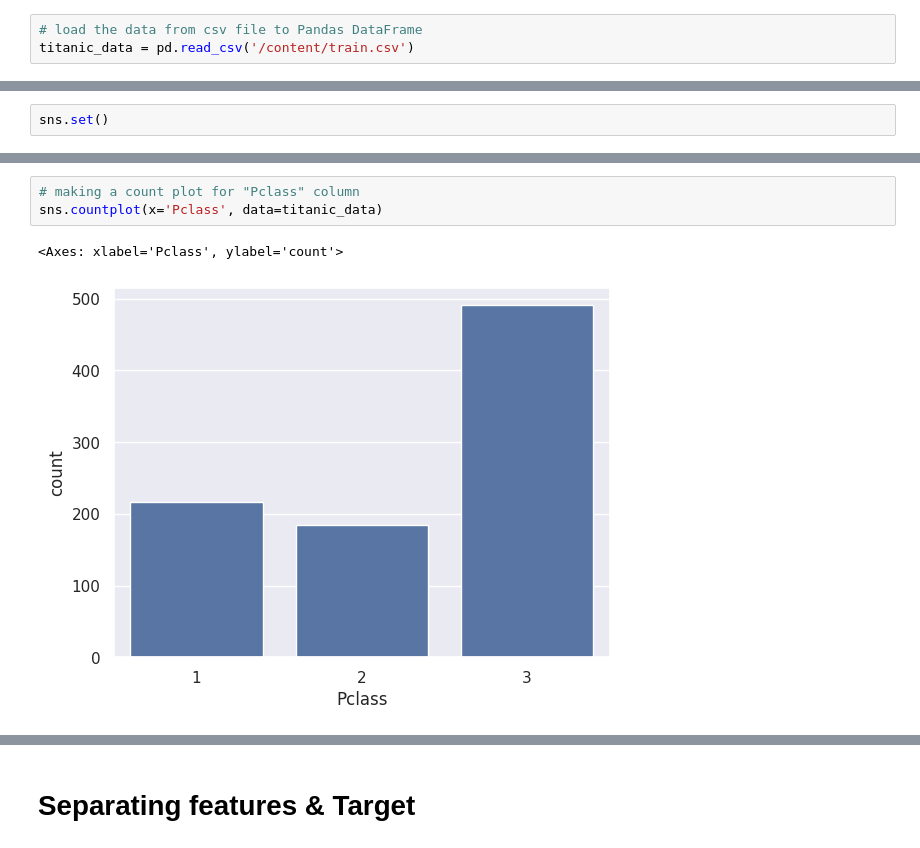
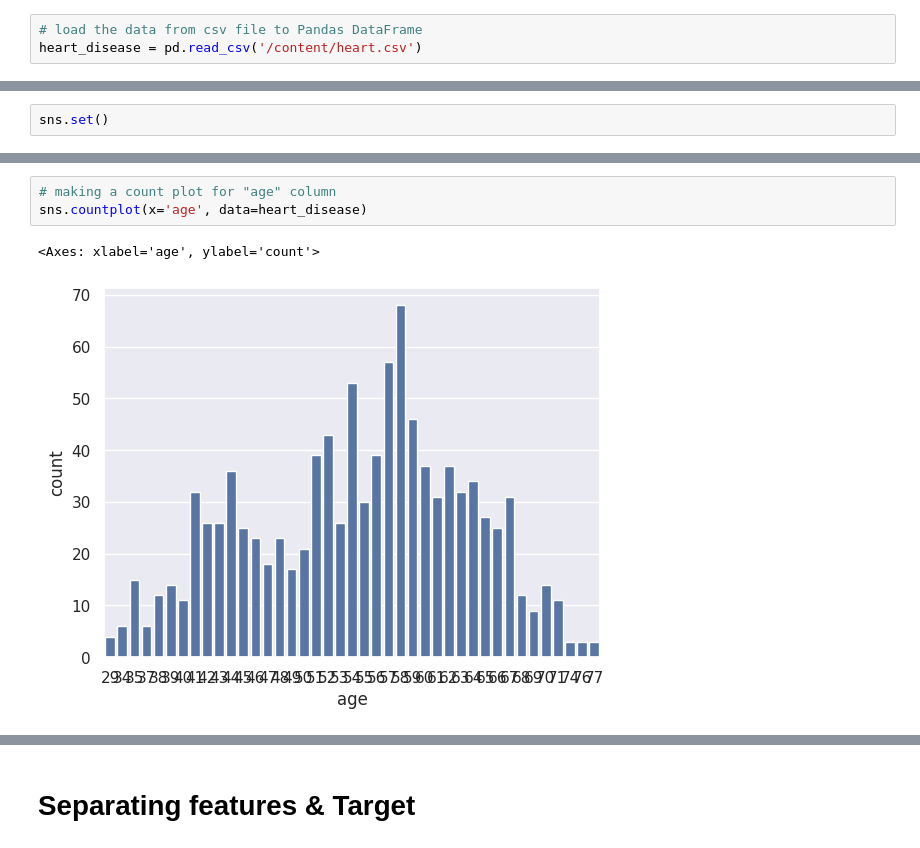
Before and after one commit to vidhya2324/Machine_learning, a Jupyter notebook: Heart_disease.ipynb, the cells around one changed output, grey strips where cells are left out. Saved outputs shown, nothing was run; the diff lists cells and outputs as text.

```diff
--- a/Heart_disease.ipynb
+++ b/Heart_disease.ipynb
@@ -12,6 +12,6 @@ from sklearn.metrics import accuracy_score
 # **Data Collection & Processing**
 # %%
 # load the data from csv file to Pandas DataFrame
-titanic_data = pd.read_csv('/content/train.csv')
+heart_disease = pd.read_csv('/content/heart.csv')
 # %%
 # printing the first 5 rows of the dataframe
@@ -190,7 +129,7 @@ sns.countplot(x='Sex', hue='Survived', data=titanic_data)
 # %%
-# making a count plot for "Pclass" column
-sns.countplot(x='Pclass', data=titanic_data)
+# making a count plot for "age" column
+sns.countplot(x='age', data=heart_disease)
 # %% [output]
-<Axes: xlabel='Pclass', ylabel='count'>
+<Axes: xlabel='age', ylabel='count'>
-[figure, old version]
+[figure, new version]
 # %%
```
Also changed, not shown: parts of 47 cells of this notebook.
